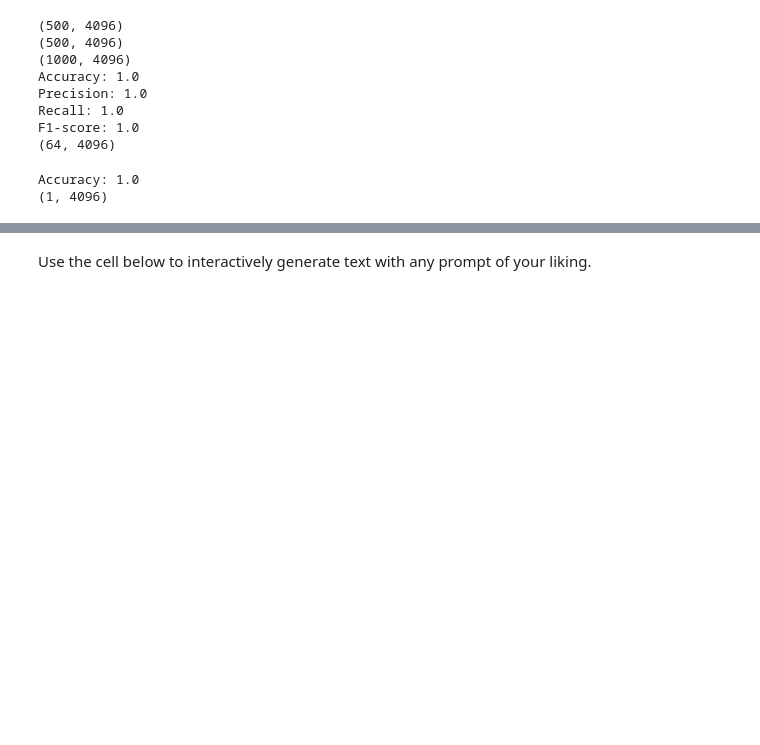
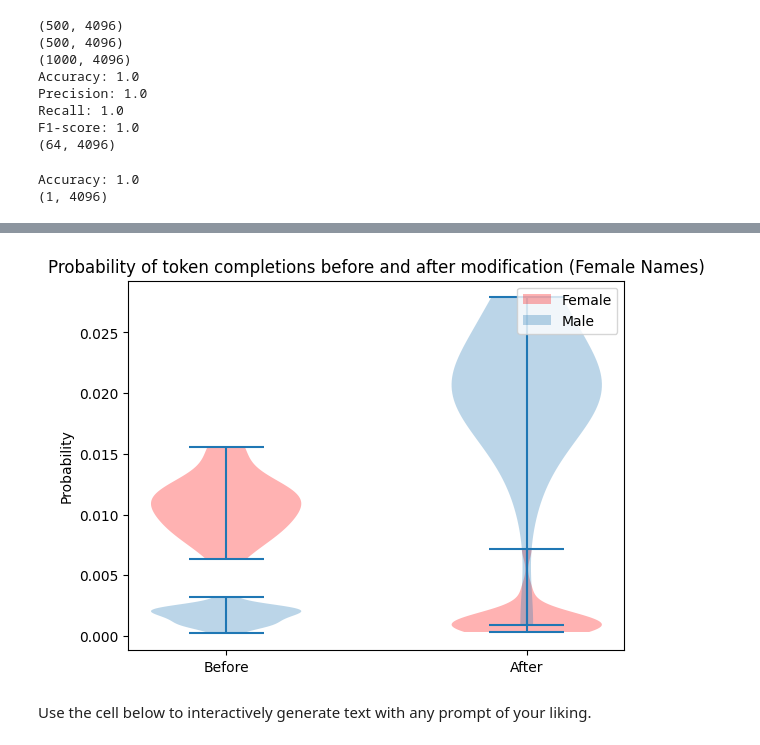
Before and after one commit to Xodarap/notebooks, a Jupyter notebook: Copy_of_rome.ipynb, the cells around one changed output, grey strips where cells are left out. Saved outputs shown, nothing was run; the diff lists cells and outputs as text; code cells hidden in the pictures; blank space fills up the shorter version.

```diff
--- a/Copy_of_rome.ipynb
+++ b/Copy_of_rome.ipynb
@@ -1135,0 +1225,9 @@ ROMEHyperParams(layers=[5], fact_token='subject_last', v_num_grad_steps=20, v_lr
+# %%
+female_names = [fake.first_name_female() for _ in range(0,500)]
+female_df = pd.DataFrame({'name': female_names[0:20],
+                        'female_probability': [get_prob(name, 'Female',model=model) for name in female_names[0:20]],
+                        'male_probability': [get_prob(name, 'Male',model=model) for name in female_names[0:20]]})
+new_probs = [get_prob_with_override(name,  torch.from_numpy(1 * m.x).float().to("cuda")) for name in female_names[0:20]]
+female_df['new_male_probability'] = [v[0] for v in new_probs]
+female_df['new_female_probability'] = [v[1] for v in new_probs]
+female_df
@@ -1136,3 +1269,22 @@ ROMEHyperParams(layers=[5], fact_token='subject_last', v_num_grad_steps=20, v_lr
+# %%
+violin_female_df = pd.DataFrame()
+for c in female_df.columns:
+  if c != 'name' and c != 'tensor_values':
+    violin_female_df[c] = [t.item() for t in female_df[c]]
+
+violin_parts = plt.violinplot([violin_female_df['female_probability'], violin_female_df['male_probability'],
+                violin_female_df['new_female_probability'], violin_female_df['new_male_probability']]
+               , positions = [1,1,2,2]
+               )
+violin_parts['bodies'][0].set_facecolor('red')
+violin_parts['bodies'][2].set_facecolor('red')
+plt.title('Probability of token completions before and after modification (Female Names)')
+plt.ylabel('Probability')
+plt.xticks([1,2], ['Before', 'After'], rotation=0)
+plt.legend(['Female', 'Male'])
+plt.show()
+# %% [output]
+[figure, added]
 # %%
 import numpy as np
 from sklearn.decomposition import PCA
```
Also changed, not shown: parts of 16 cells of this notebook.
